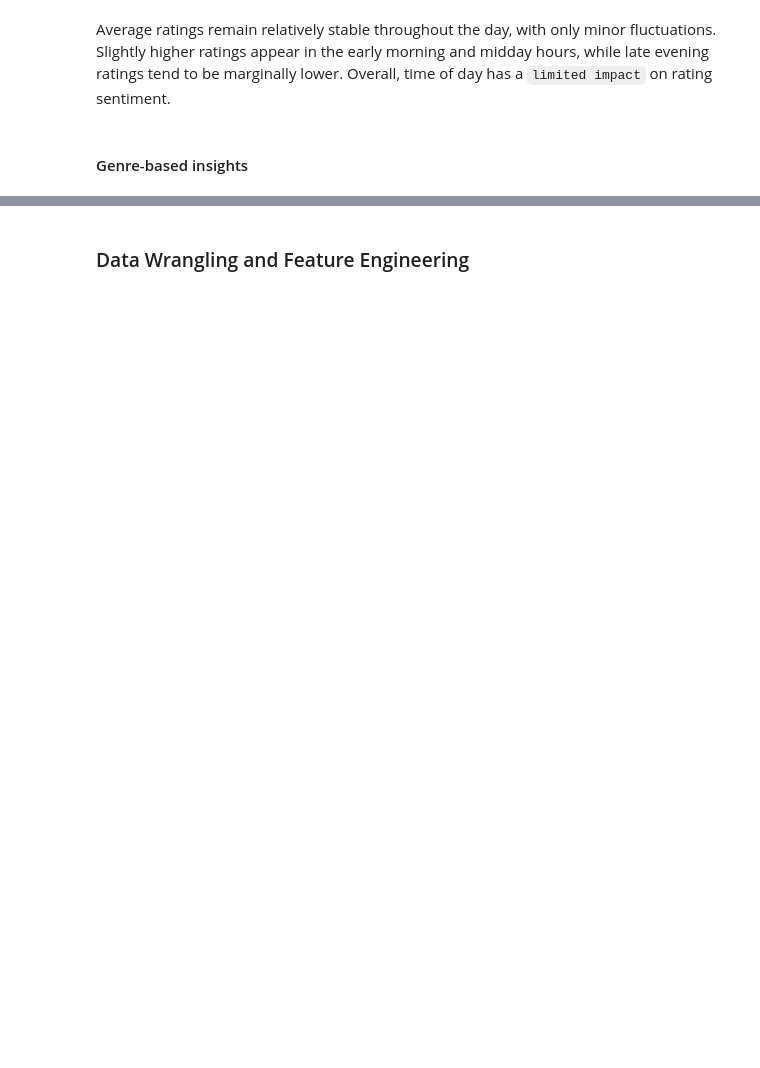
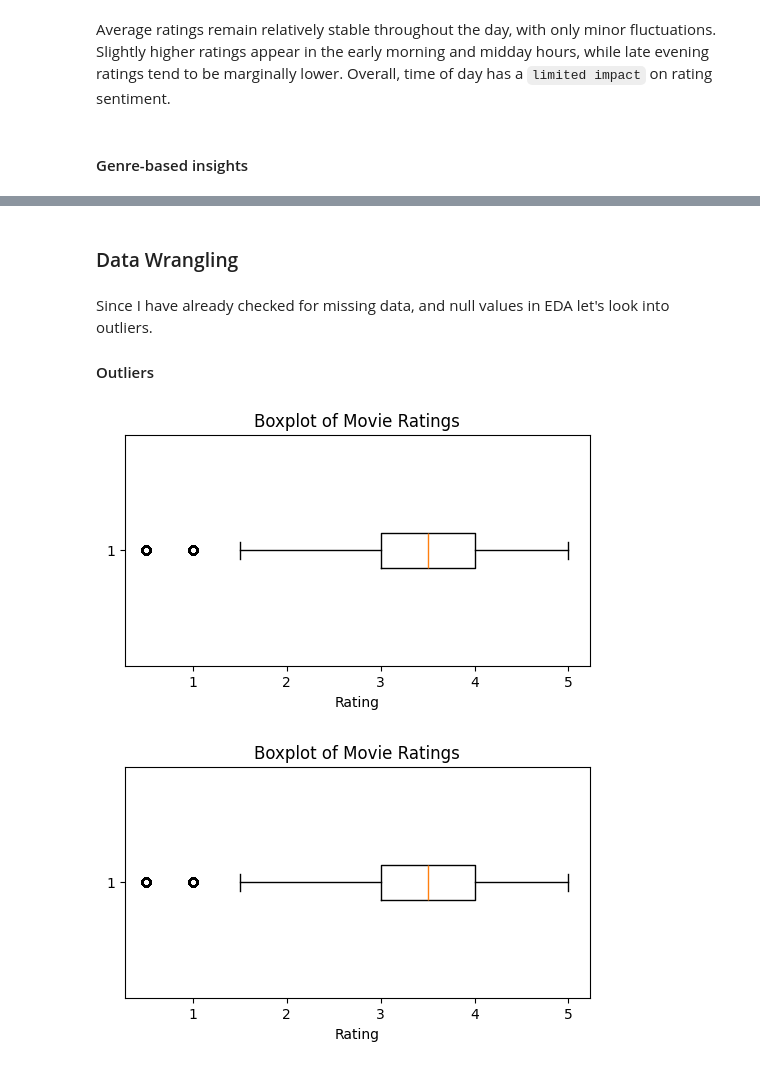
Before and after one commit to jishdewanjee/CapStone, a Jupyter notebook: CapStone8/MovieRecommendations.ipynb, the cells around one changed output, grey strips where cells are left out. Drawn from its saved outputs; the diff is of its cells as text; code cells hidden in the pictures; blank space fills up the shorter version.

```diff
--- a/CapStone8/MovieRecommendations.ipynb
+++ b/CapStone8/MovieRecommendations.ipynb
@@ -293,2 +269,19 @@ Error:
 # %% [markdown]
-### Data Wrangling and Feature Engineering
+### Data Wrangling
+# %% [markdown]
+Since I have already checked for missing data, and null values in EDA let's look into outliers.
+#### Outliers
+# %%
+plt.figure(figsize=(6,3))
+plt.boxplot(dfRatings["rating"], vert=False)
+plt.title("Boxplot of Movie Ratings")
+plt.xlabel("Rating")
+plt.show()
+plt.figure(figsize=(6,3))
+plt.boxplot(dfRatings["rating"], vert=False)
+plt.title("Boxplot of Movie Ratings")
+plt.xlabel("Rating")
+plt.show()
+# %% [output]
+[figure, added]
+[figure, added]
```
Also changed, not shown: parts of 73 cells of this notebook.
